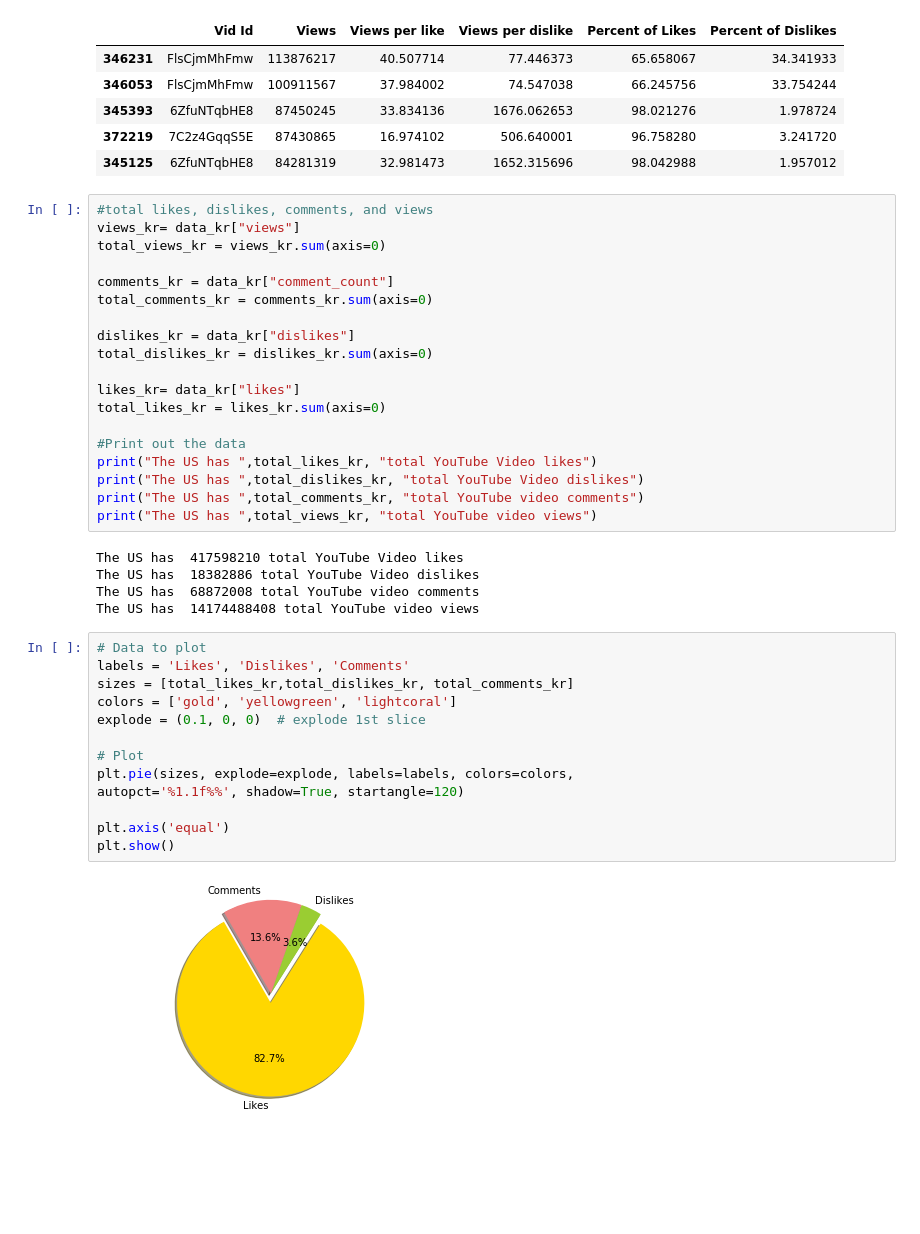
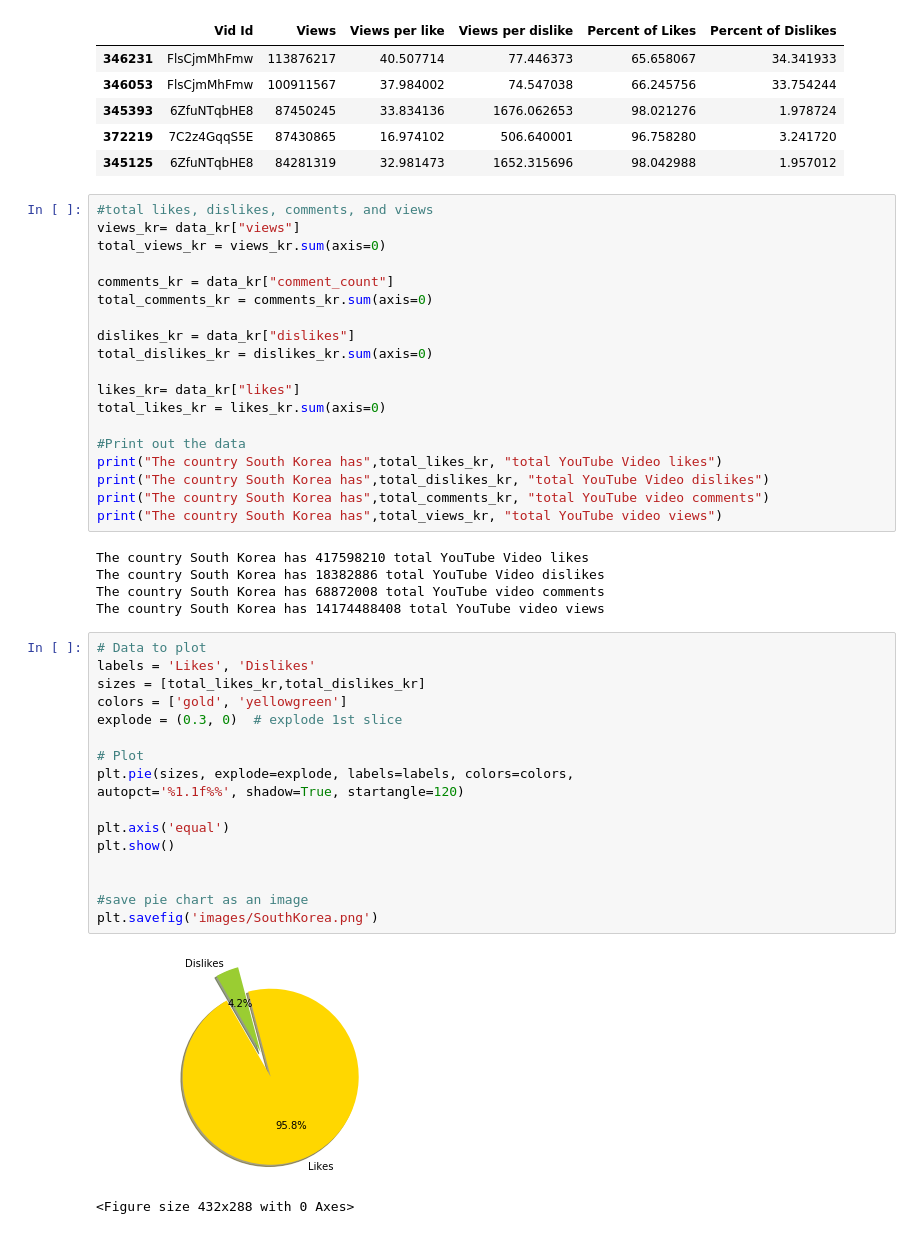
Before and after one commit to jherberg462/python-project, a Jupyter notebook: chris_analysis.ipynb, the cells around one changed output. Cells and saved outputs as stored; diff of their text form; blank space fills up the shorter version.

```diff
--- a/chris_analysis.ipynb
+++ b/chris_analysis.ipynb
@@ -848,27 +884,32 @@ likes_kr= data_kr["likes"]
 total_likes_kr = likes_kr.sum(axis=0)
 
 #Print out the data
-print("The US has ",total_likes_kr, "total YouTube Video likes")
-print("The US has ",total_dislikes_kr, "total YouTube Video dislikes")
-print("The US has ",total_comments_kr, "total YouTube video comments")
-print("The US has ",total_views_kr, "total YouTube video views")
+print("The country South Korea has",total_likes_kr, "total YouTube Video likes")
+print("The country South Korea has",total_dislikes_kr, "total YouTube Video dislikes")
+print("The country South Korea has",total_comments_kr, "total YouTube video comments")
+print("The country South Korea has",total_views_kr, "total YouTube video views")
 # %% [output]
-The US has  417598210 total YouTube Video likes
-The US has  18382886 total YouTube Video dislikes
-The US has  68872008 total YouTube video comments
-The US has  14174488408 total YouTube video views
+The country South Korea has 417598210 total YouTube Video likes
+The country South Korea has 18382886 total YouTube Video dislikes
+The country South Korea has 68872008 total YouTube video comments
+The country South Korea has 14174488408 total YouTube video views
 # %%
 # Data to plot
-labels = 'Likes', 'Dislikes', 'Comments'
-sizes = [total_likes_kr,total_dislikes_kr, total_comments_kr]
-colors = ['gold', 'yellowgreen', 'lightcoral']
-explode = (0.1, 0, 0)  # explode 1st slice
+labels = 'Likes', 'Dislikes'
+sizes = [total_likes_kr,total_dislikes_kr]
+colors = ['gold', 'yellowgreen']
+explode = (0.3, 0)  # explode 1st slice
 
 # Plot
 plt.pie(sizes, explode=explode, labels=labels, colors=colors,
 autopct='%1.1f%%', shadow=True, startangle=120)
 
 plt.axis('equal')
 plt.show()
+
+
+#save pie chart as an image
+plt.savefig('images/SouthKorea.png')
 # %% [output]
-[figure, old version]
+[figure, new version]
+<Figure size 432x288 with 0 Axes>
```
Also changed, not shown: parts of 18 cells of this notebook, 10 other files.
